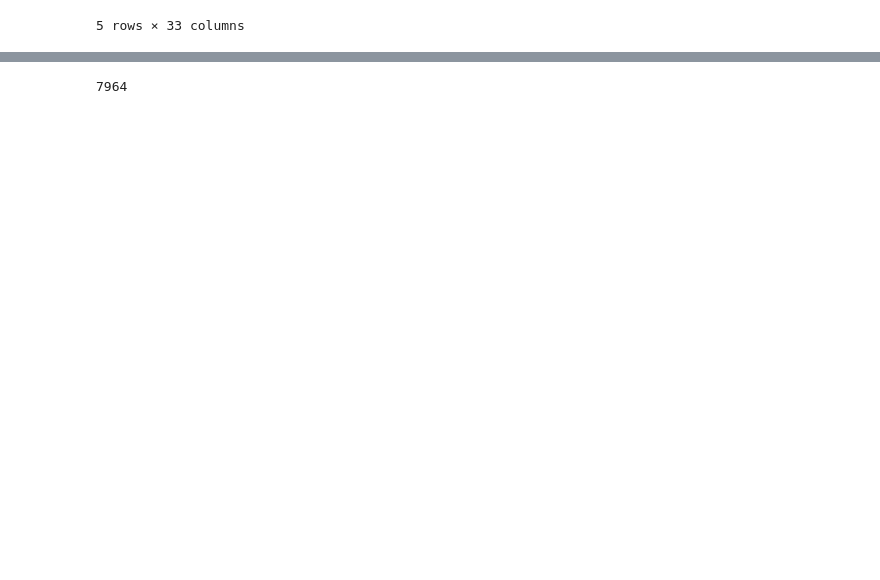
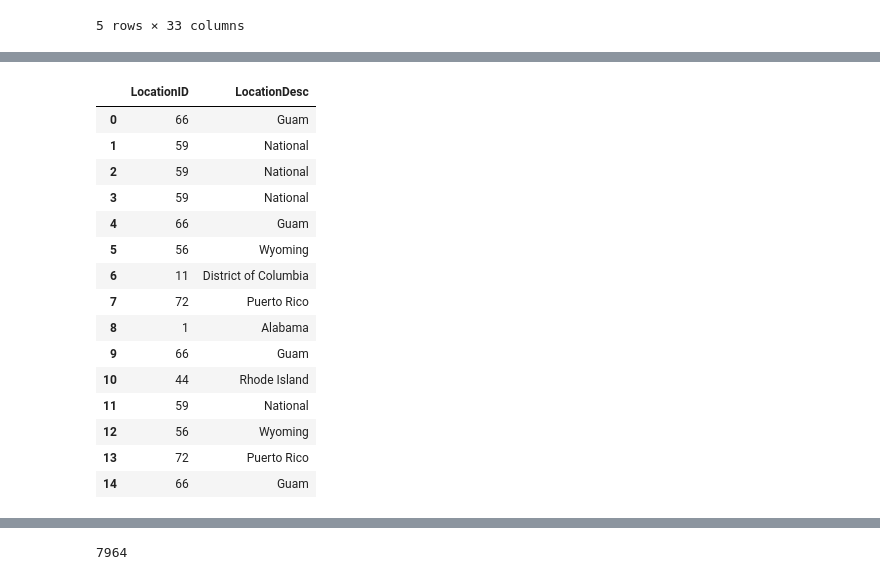
Before and after one commit to nsharma73/python_data_analysis, a Jupyter notebook: Project-Obesity-Analysis.ipynb, the cells around one changed output, grey strips where cells are left out. Saved outputs shown, nothing was run; the diff lists cells and outputs as text; code cells hidden in the pictures; blank space fills up the shorter version.

```diff
--- a/Project-Obesity-Analysis.ipynb
+++ b/Project-Obesity-Analysis.ipynb
@@ -60,0 +148,19 @@ df.describe(include='all').transpose()
+# %%
+df[['LocationID','LocationDesc']].head(15)
+# %% [output]
+|  | LocationID | LocationDesc |
+| 0 | 66 | Guam |
+| 1 | 59 | National |
+| 2 | 59 | National |
+| 3 | 59 | National |
+| 4 | 66 | Guam |
+| 5 | 56 | Wyoming |
+| 6 | 11 | District of Columbia |
+| 7 | 72 | Puerto Rico |
+| 8 | 1 | Alabama |
+| 9 | 66 | Guam |
+| 10 | 44 | Rhode Island |
+| 11 | 59 | National |
+| 12 | 56 | Wyoming |
+| 13 | 72 | Puerto Rico |
+| 14 | 66 | Guam |
```
Also changed, not shown: parts of 35 cells of this notebook.
